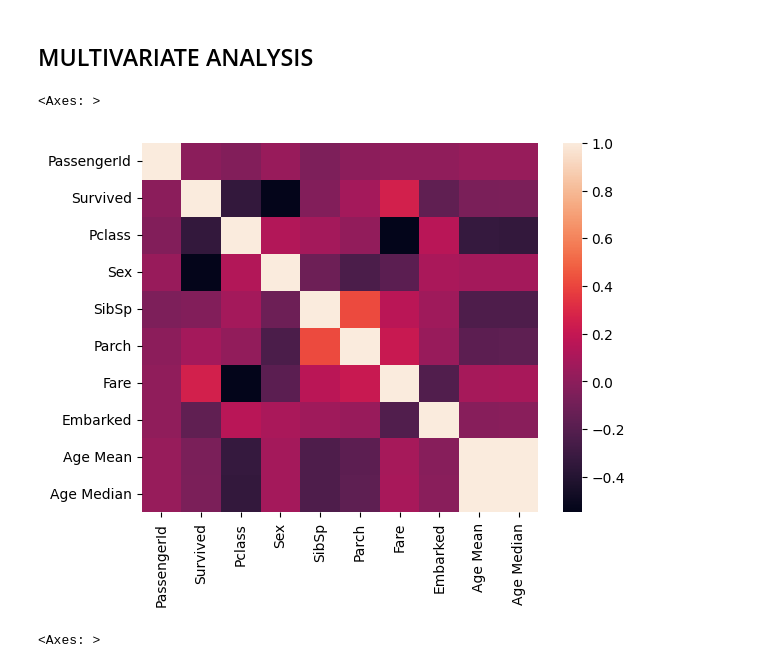
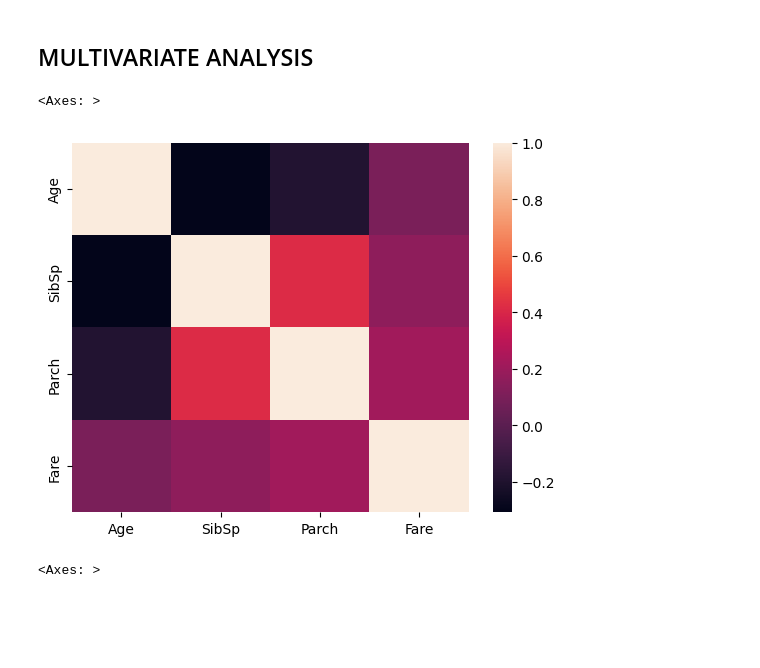
Before and after one commit to IvanSholana/Machine-Learning-Project, a Jupyter notebook: Titanic/TitanicChallange.ipynb, the cells around one changed output. Saved outputs shown, nothing was run; the diff lists cells and outputs as text; code cells hidden in the pictures; blank space fills up the shorter version.

```diff
--- a/Titanic/TitanicChallange.ipynb
+++ b/Titanic/TitanicChallange.ipynb
@@ -46,0 +84,3 @@ memory usage: 83.7+ KB
+# %%
+df_num = df_train[['Age','SibSp','Parch','Fare']]
+df_cat = df_train[['Survived','Pclass','Sex','Ticket','Cabin','Embarked']]
@@ -171,10 +449,10 @@ df_train3['Sex'] = label_encoder.fit_transform(y)
 # %% [markdown]
 ## MULTIVARIATE ANALYSIS
 # %%
-sns.heatmap(df_train3.select_dtypes(exclude='object').corr())
+sns.heatmap(df_num.corr())
 # %% [output]
 <Axes: >
-[figure, old version]
+[figure, new version]
 # %%
 df_train3.select_dtypes(exclude='object').corr()['Survived'].sort_values(ascending=False).plot(kind='bar')
 # %% [output]
```
Also changed, not shown: parts of 23 cells of this notebook.
